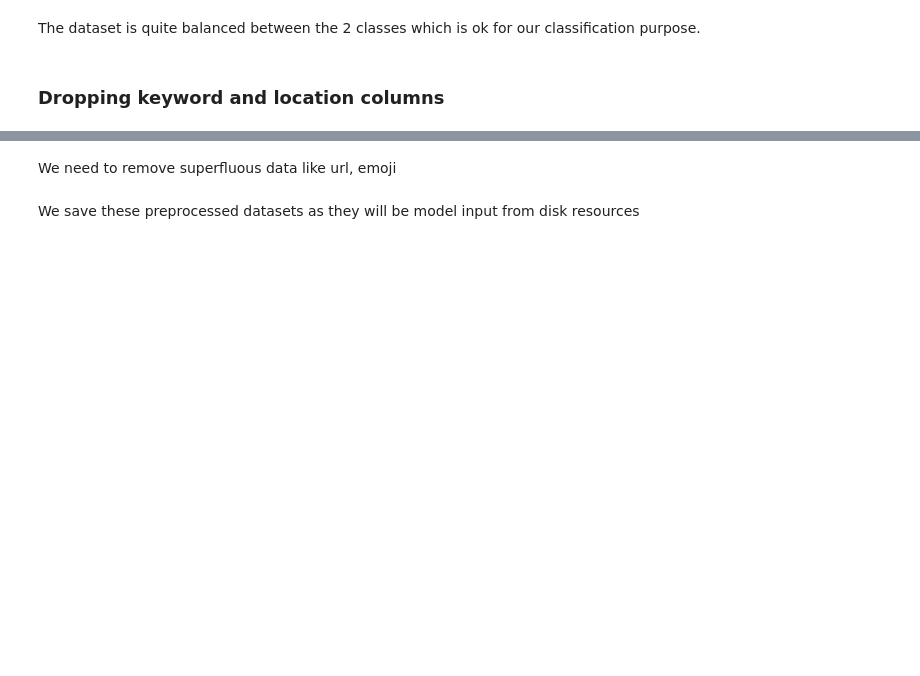
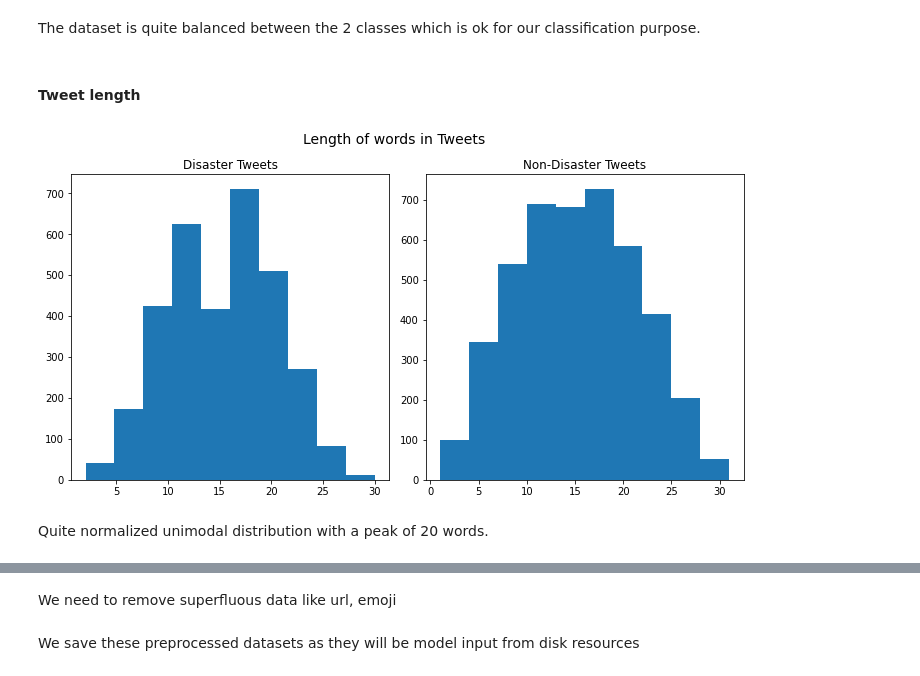
Before and after one commit to aldeponk/kaggle-nlp-getting-started, a Jupyter notebook: disaster-tweets-classification-with-bert.ipynb, the cells around one changed output, grey strips where cells are left out. Drawn from its saved outputs; the diff is of its cells as text; code cells hidden in the pictures; blank space fills up the shorter version.

```diff
--- a/disaster-tweets-classification-with-bert.ipynb
+++ b/disaster-tweets-classification-with-bert.ipynb
@@ -81,5 +123,31 @@ sns.countplot(train_data.target,data = train_data)
 plt.show()
 # %% [markdown]
 The dataset is quite balanced between the 2 classes which is ok for our classification purpose.
-# %% [markdown]
-### Dropping keyword and location columns
+# %% [markdown]
+#### Tweet length
+# %%
+word_len_dis = train_data[train_data['target']==1]['text'].str.split().map(lambda x : len(x))
+
+word_len_non_dis = train_data[train_data['target']==0]['text'].str.split().map(lambda x : len(x))
+
+data = []
+data.append(word_len_dis)
+data.append(word_len_non_dis)
+
+tPlot, axes = plt.subplots(nrows=1, ncols=2, sharex=False, sharey=False, figsize=(10,5))
+axes = np.array(axes)
+
+i=0
+titles = ["Disaster Tweets", "Non-Disaster Tweets"]
+for ax in axes.reshape(-1):
+    ax.title.set_text(titles[i])
+    ax.hist(data[i])
+    i += 1
+
+title="Length of words in Tweets"
+tPlot.text(0.5, 1.01, title, ha='center', fontsize = 14)
+plt.tight_layout()
+# %% [output]
+[figure, added]
+# %% [markdown]
+Quite normalized unimodal distribution with a peak of 20 words.
```
Also changed, not shown: parts of 44 cells of this notebook.
